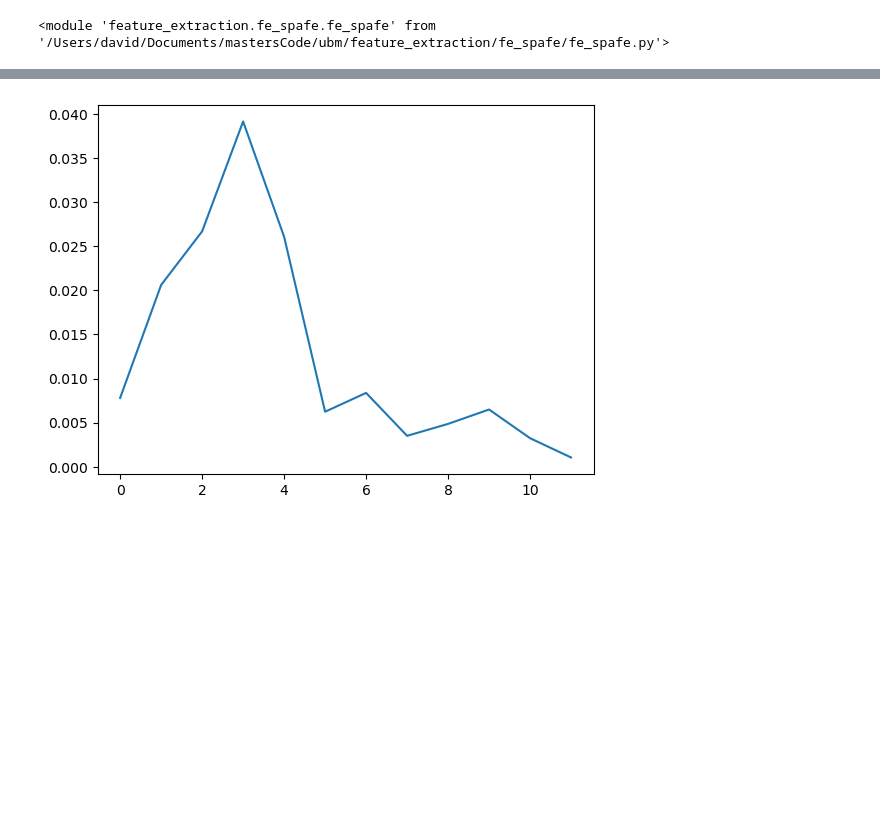
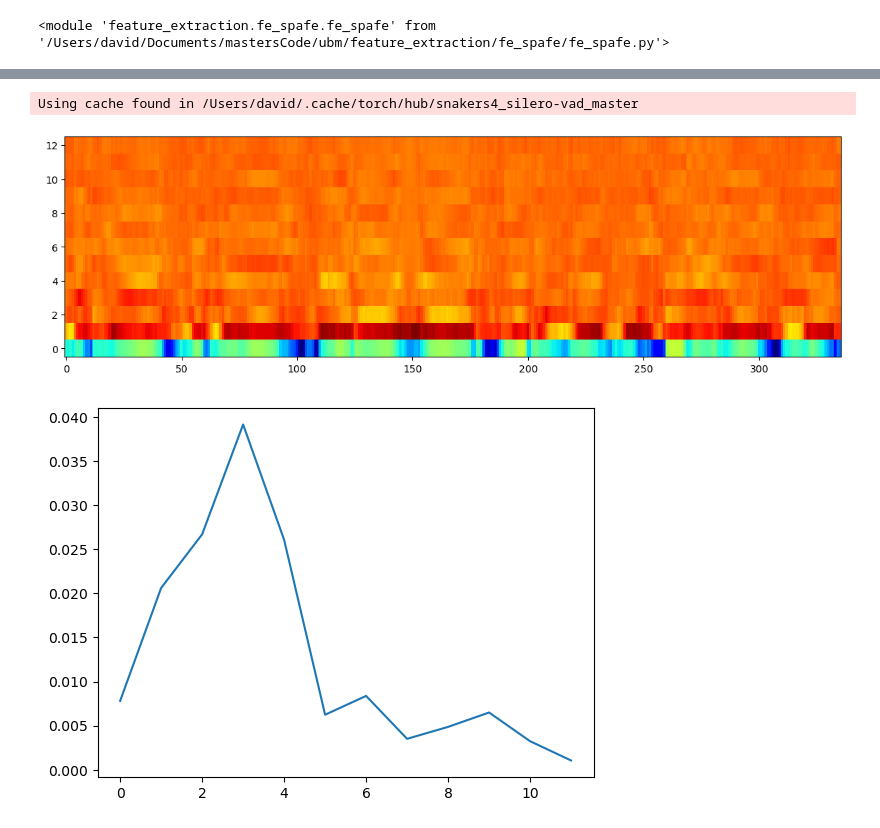
Before and after one commit to Davidjames9610/ubm, a Jupyter notebook: data/pitch_tracking_database/create_pickle.ipynb, the cells around one changed output, grey strips where cells are left out. Cells and saved outputs as stored; diff of their text form; code cells hidden in the pictures; blank space fills up the shorter version.

```diff
--- a/data/pitch_tracking_database/create_pickle.ipynb
+++ b/data/pitch_tracking_database/create_pickle.ipynb
@@ -30,22 +28,23 @@ reload(fe_spafe)
 
 # female ads
 datasetFolder = r"/Users/david/Documents/data/speech/ivectors/SPEECH DATA/FEMALE/MIC"
-female_ads = myads.AudioDatastore()
+female_ads = myads.AudioDatastoreProcessed()
 female_ads.populate(datasetFolder, include_sub_folders=True, label_source=True)
 Counter(female_ads.labels).values()
 # male ads
 datasetFolder = r"/Users/david/Documents/data/speech/ivectors/SPEECH DATA/MALE/MIC"
-male_ads = myads.AudioDatastore()
+male_ads = myads.AudioDatastoreProcessed()
 male_ads.populate(datasetFolder, include_sub_folders=True, label_source=True)
 Counter(male_ads.labels).values()
 # combine ads
-ads = myads.AudioDatastore()
+ads = myads.AudioDatastoreProcessed()
 ads.set([datasetFolder], files=female_ads.files + male_ads.files, labels=female_ads.labels + male_ads.labels)
 # split ads
 all_labels = ["M01", "M02", "M03", "M04", "M06", "M07", "M08", "M09", "F01", "F02", "F03", "F04", "F06", "F07",
                      "F08", "F09", "M05", "M10", "F05", "F10"]
 
 ads_all = myads.subset(ads, all_labels)
+ads_all, _ = myads.split(ads_all, 30)
 # %%
 from collections import Counter
 print(Counter(ads_all.labels).keys()) # equals to list(set(words))
@@ -68,2 +55,15 @@ Downloading: "https://github.com/snakers4/silero-vad/zipball/master" to /Users/d
+# %%
+# define torch transforms for normal file conversion
+
+import my_torch.tuts2.torch_transforms as torch_t
+reload(torch_t)
+
+pre_process = torch_t.ComposeTransform([
+    torch_t.FileToTensor(),
+    torch_t.NormalizeSox(),
+    torch_t.SileroVad(),
+    ])
+# %% [output]
+Using cache found in /Users/david/.cache/torch/hub/snakers4_silero-vad_master
 # %%
 # fe methods
@@ -98,14 +89,18 @@ process_method.post_process()
 # %%
-# quick test
+# quick test - use ads for normalisation and average power if augmenting or adding noise
 import matplotlib.pyplot as plt
 import spafe.utils.vis as vis
+import torch
 
-test_file = ads.files[0]
-test_processed = process_method.pre_process(test_file)
-test_mfcc_feat = get_delta_mfccs(test_processed)
-
-# plt.plot(test_processed)
-# vis.show_features(test_mfcc_feat,'','','')
+test_file = ads_all.files[0]
+transformed_test_file = pre_process(test_file).numpy().T
+# %%
+test_mfcc_feat = get_mfcc(transformed_test_file)
+
+# plt.plot(test_processed)
+vis.show_features(test_mfcc_feat,'','','')
+# %% [output]
+[figure, added]
 # %%
 # noise addition
 
```
Also changed, not shown: parts of 5 cells of this notebook, 7 other files.
